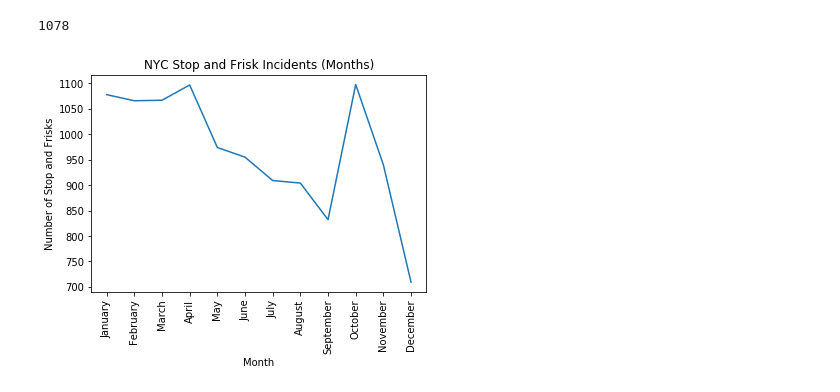
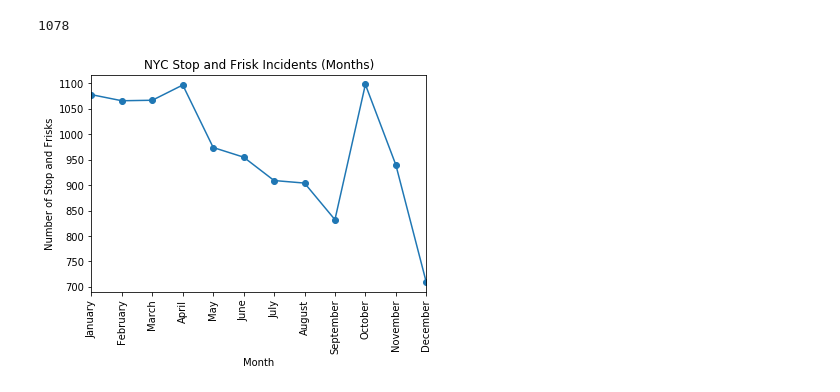
Before and after one commit to rachaelcamick/groupproject_sqf, a Jupyter notebook: Chris' Graph.ipynb, the cells around one changed output. Drawn from its saved outputs; the diff is of its cells as text; code cells hidden in the pictures.

```diff
--- a/Chris' Graph.ipynb
+++ b/Chris' Graph.ipynb
@@ -76,13 +74,15 @@ month_order = ["January", "February", "March", "April", "May", "June", "July", "
 # %%
 # Give our chart some labels and a title
 plt.title("NYC Stop and Frisk Incidents (Months)")
 plt.xlabel("Month")
 plt.ylabel("Number of Stop and Frisks")
 #plt.plot(month_order, month_count, '.r-')
-month_count.loc[month_order].plot(kind="line")
+month_count.loc[month_order].plot(kind="line", marker="o")
 plt.xticks(np.arange(12), ("January", "February", "March", "April", "May", "June", "July", "August", "September", "October", "November", "December"), rotation=90)
 plt.axis('tight');
+#plt.xlim(xmin=0)
+plt.xlim(0, 11)
 plt.savefig("Stop_and_Frisk_Incidents_Months.png", bbox_inches="tight", dpi=600)
 plt.show()
 # %% [output]
-[figure, old version]
+[figure, new version]
```
Also changed, not shown: parts of 1 cell of this notebook, 1 other file.
